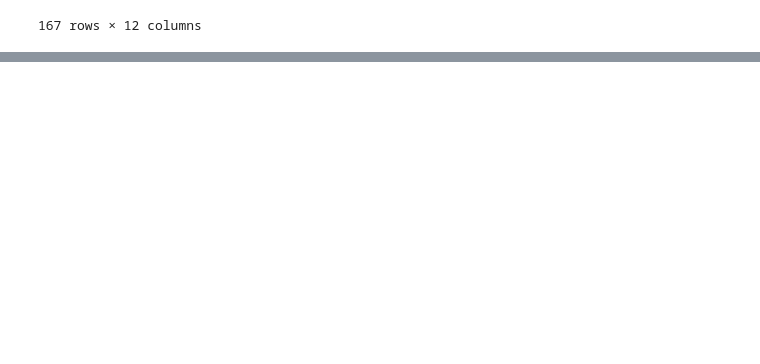
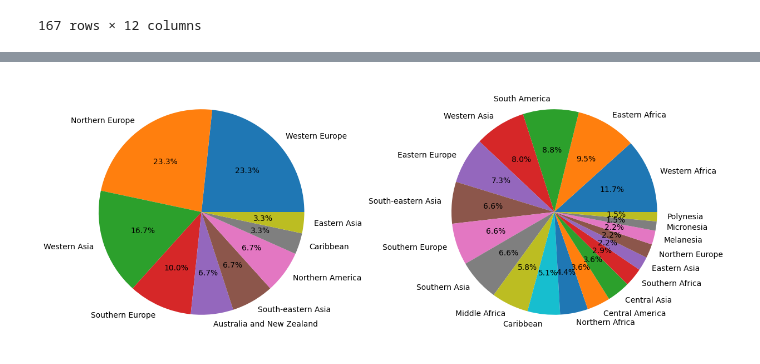
Before and after one commit to GRetriever/Data-Analysis-Project, a Jupyter notebook: Countries/practice_3_countries.ipynb, the cells around one changed output, grey strips where cells are left out. Saved outputs shown, nothing was run; the diff lists cells and outputs as text; code cells hidden in the pictures; blank space fills up the shorter version.

```diff
--- a/Countries/practice_3_countries.ipynb
+++ b/Countries/practice_3_countries.ipynb
@@ -165,0 +212,14 @@ Name: count, dtype: int64
+# %%
+plt.figure(figsize=(15,6))
+
+plt.subplot(1,2,1)
+plt.pie(df[df['label']==0]['region_1'].value_counts(),
+        labels = df[df['label']==0]['region_1'].value_counts().index,
+        autopct = '%1.1f%%')
+
+plt.subplot(1,2,2)
+_=plt.pie(df[df['label']==1]['region_1'].value_counts(),
+        labels = df[df['label']==1]['region_1'].value_counts().index,
+        autopct = '%1.1f%%')
+# %% [output]
+[figure, added]
```
Also changed, not shown: parts of 72 cells of this notebook.
